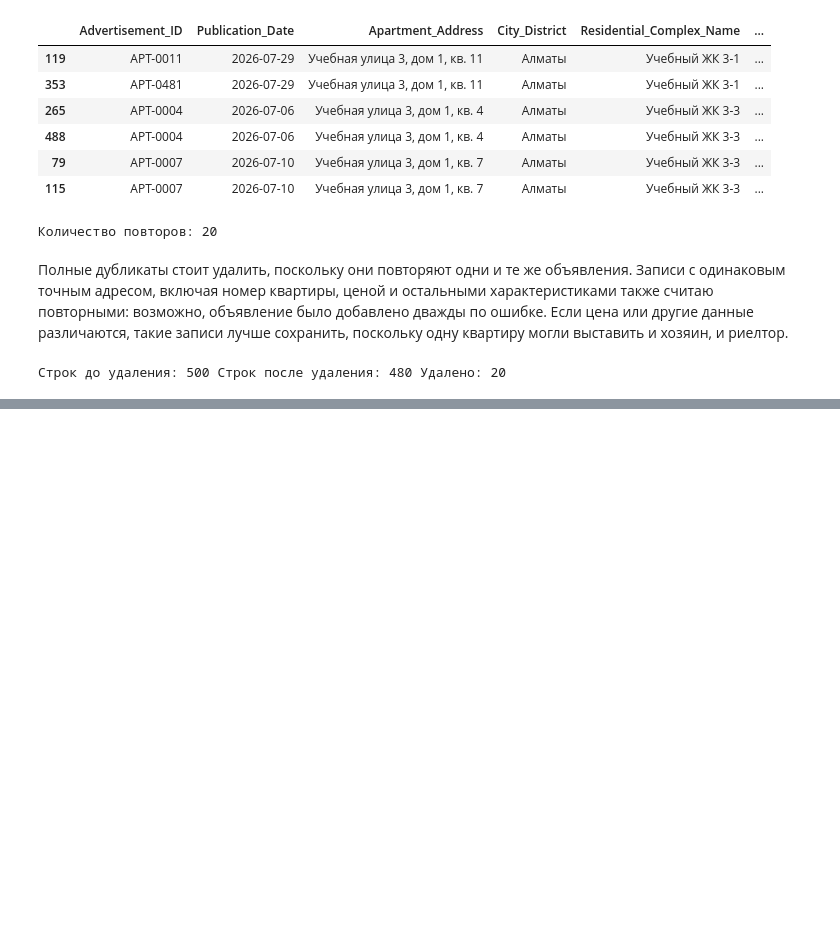
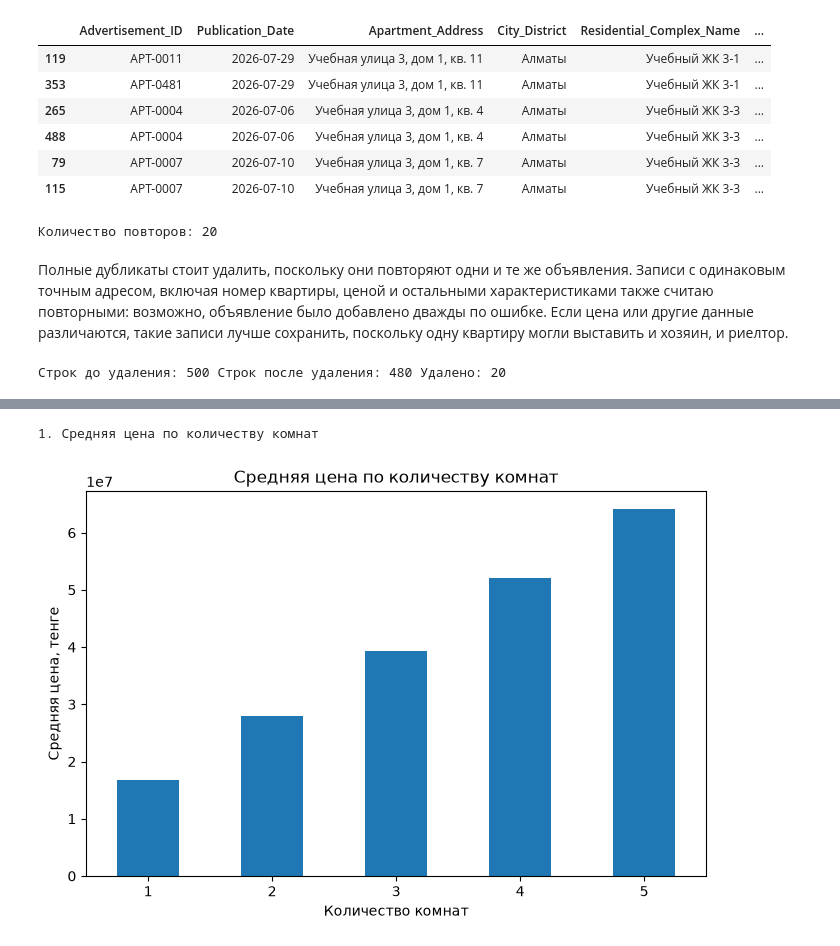
Before and after one commit to DIas-code/AITU, a Jupyter notebook: Programing for data analysis/assignment2/assignment2.ipynb, the cells around one changed output, grey strips where cells are left out. Drawn from its saved outputs; the diff is of its cells as text; code cells hidden in the pictures; blank space fills up the shorter version.

```diff
--- a/Programing for data analysis/assignment2/assignment2.ipynb
+++ b/Programing for data analysis/assignment2/assignment2.ipynb
@@ -706,0 +813,9 @@ print(f'Строк до удаления: {rows_before} Строк после у
+# %%
+df['Apartment_Area_m2'] = pd.to_numeric(df['Apartment_Area_m2']
+    .str.replace('м²', '').str.strip(),
+    errors='coerce')
+df['Apartment_Price_KZT'] = pd.to_numeric(df['Apartment_Price_KZT']
+                        .str.replace('₸', '')
+                        .str.replace(r'\s+', '', regex=True),
+                        errors='coerce')
+df['Publication_Date'] = pd.to_datetime(df['Publication_Date'])
@@ -706,0 +873,10 @@ print(f'Строк до удаления: {rows_before} Строк после у
+# %%
+df['floor_category'] = np.select(
+    [
+        df['floor'] == 1,
+        df['floor'] == df['total_floors']
+    ],
+    ['first', 'last'],
+    default='middle'
+)
+display(df[['floor', 'floor_category']].head(10))
@@ -706,0 +898,12 @@ print(f'Строк до удаления: {rows_before} Строк после у
+# %%
+df['building_category'] = np.select(
+    [
+        df['price_per_m2'] > 650000,
+        df['price_per_m2'] > 450000
+    ],
+    ['business', 'comfort'],
+    default='normal'
+)
+print('bilding category - уровень роскошности жк ')
+
+display(df[['price_per_m2', 'building_category']].iloc[48:56])
@@ -706,0 +1155,14 @@ print(f'Строк до удаления: {rows_before} Строк после у
+# %%
+print('1. Средняя цена по количеству комнат')
+mean_price = df.groupby('rooms')['price'].mean()
+
+plt.figure(figsize=(8, 5))
+mean_price.plot(kind='bar')
+plt.title('Средняя цена по количеству комнат')
+plt.xlabel('Количество комнат')
+plt.ylabel('Средняя цена, тенге')
+plt.xticks(rotation=0)
+plt.show()
+# %% [output]
+1. Средняя цена по количеству комнат
+[figure, added]
```
Also changed, not shown: parts of 37 cells of this notebook, 6 other files.
